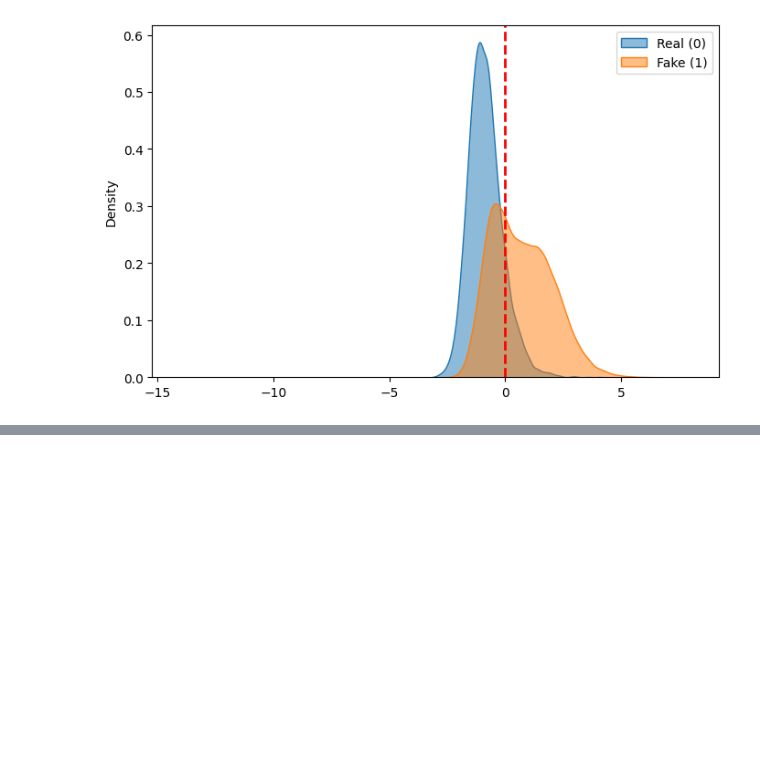
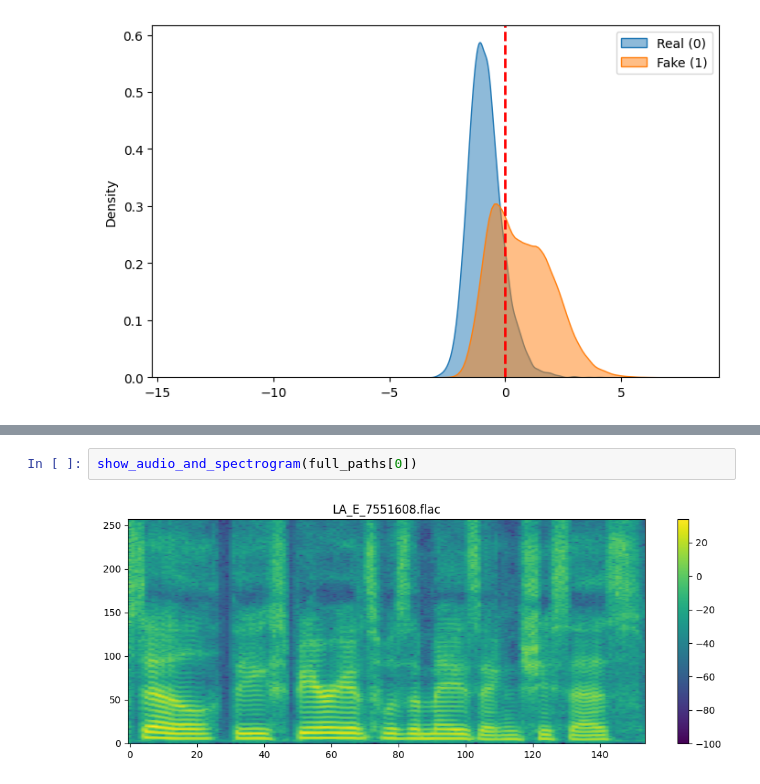
Before and after one commit to nii-yamagishilab/MoE-AntiDeepfake, a Jupyter notebook: notebooks/5_ensemble_distributions.ipynb, the cells around one changed output, grey strips where cells are left out. Saved outputs shown, nothing was run; the diff lists cells and outputs as text; blank space fills up the shorter version.

```diff
--- a/notebooks/5_ensemble_distributions.ipynb
+++ b/notebooks/5_ensemble_distributions.ipynb
@@ -266,0 +368,4 @@ show_per_attack_per_expert(scores, labels, attack_ids, selected_attacks, show_me
+# %%
+show_audio_and_spectrogram(full_paths[0])
+# %% [output]
+[figure, added]
```
Also changed, not shown: parts of 19 cells of this notebook, 30 other files.
